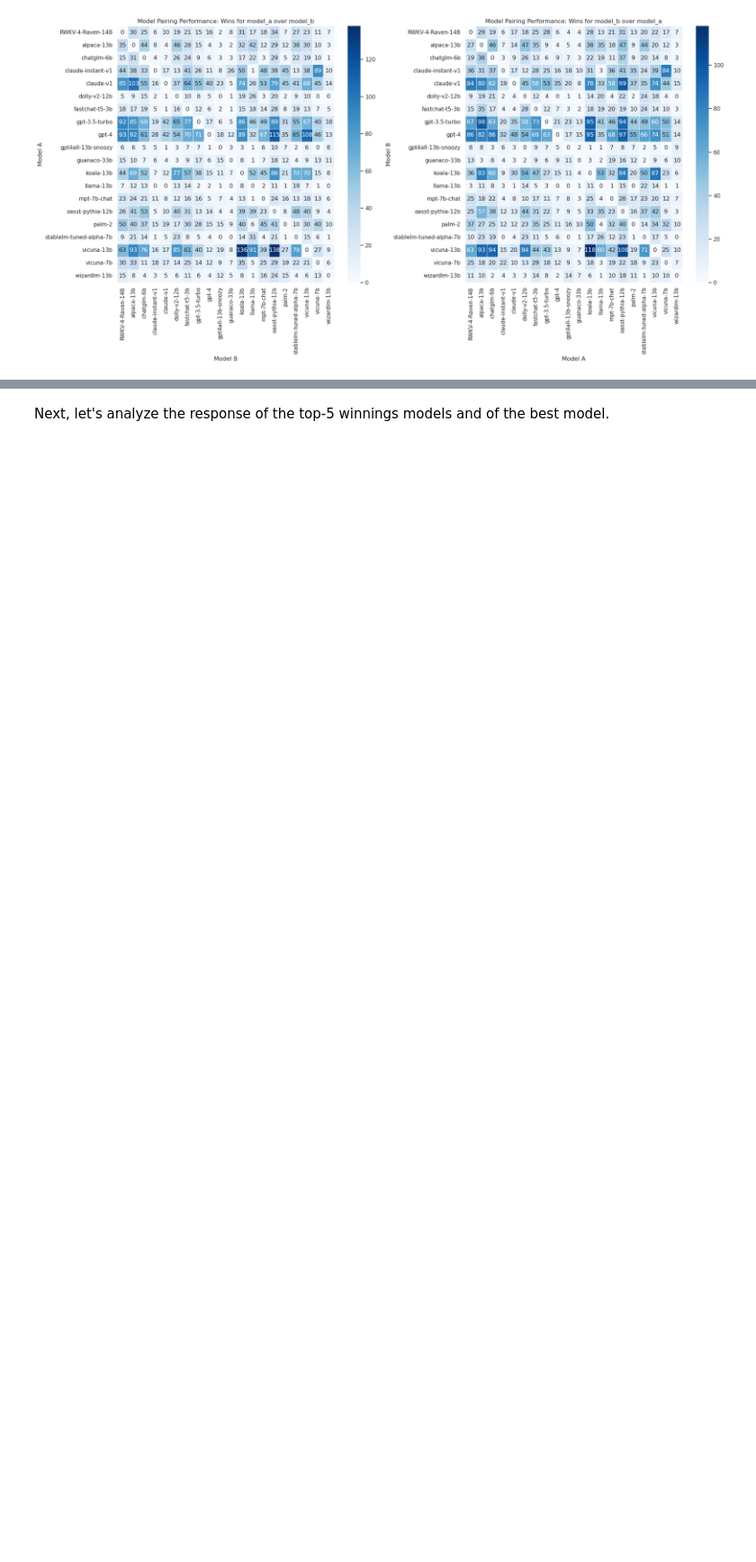
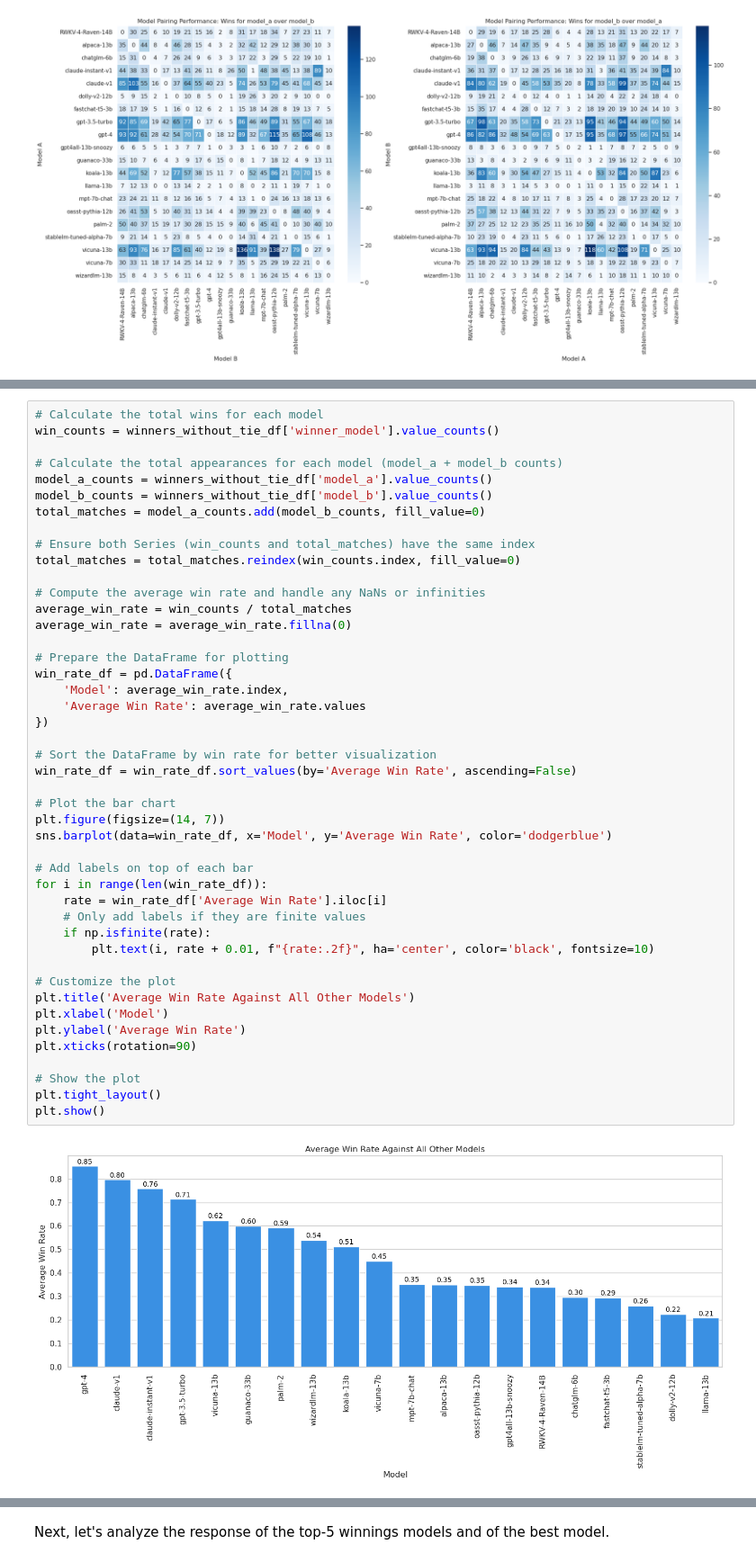
Before and after one commit to rigpin2014/Data200_GradPro, a Jupyter notebook: Milestone 2/nlp-combined-eda.ipynb, the cells around one changed output, grey strips where cells are left out. Shown at 90% size. Drawn from its saved outputs; the diff is of its cells as text; blank space fills up the shorter version.

```diff
--- a/Milestone 2/nlp-combined-eda.ipynb
+++ b/Milestone 2/nlp-combined-eda.ipynb
@@ -402,3 +404,50 @@ plt.show()
+# %%
+# Calculate the total wins for each model
+win_counts = winners_without_tie_df['winner_model'].value_counts()
+
+# Calculate the total appearances for each model (model_a + model_b counts)
+model_a_counts = winners_without_tie_df['model_a'].value_counts()
+model_b_counts = winners_without_tie_df['model_b'].value_counts()
+total_matches = model_a_counts.add(model_b_counts, fill_value=0)
+
+# Ensure both Series (win_counts and total_matches) have the same index
+total_matches = total_matches.reindex(win_counts.index, fill_value=0)
+
+# Compute the average win rate and handle any NaNs or infinities
+average_win_rate = win_counts / total_matches
+average_win_rate = average_win_rate.fillna(0)
+
+# Prepare the DataFrame for plotting
+win_rate_df = pd.DataFrame({
+    'Model': average_win_rate.index,
+    'Average Win Rate': average_win_rate.values
+})
+
+# Sort the DataFrame by win rate for better visualization
+win_rate_df = win_rate_df.sort_values(by='Average Win Rate', ascending=False)
+
+# Plot the bar chart
+plt.figure(figsize=(14, 7))
+sns.barplot(data=win_rate_df, x='Model', y='Average Win Rate', color='dodgerblue')
+
+# Add labels on top of each bar
+for i in range(len(win_rate_df)):
+    rate = win_rate_df['Average Win Rate'].iloc[i]
+    # Only add labels if they are finite values
+    if np.isfinite(rate):
+        plt.text(i, rate + 0.01, f"{rate:.2f}", ha='center', color='black', fontsize=10)
+
+# Customize the plot
+plt.title('Average Win Rate Against All Other Models')
+plt.xlabel('Model')
+plt.ylabel('Average Win Rate')
+plt.xticks(rotation=90)
+
+# Show the plot
+plt.tight_layout()
+plt.show()
+# %% [output]
+[figure, added]
 # %% [markdown]
 **Takeaways**
 
```
Also changed, not shown: parts of 68 cells of this notebook, 1 other file.
